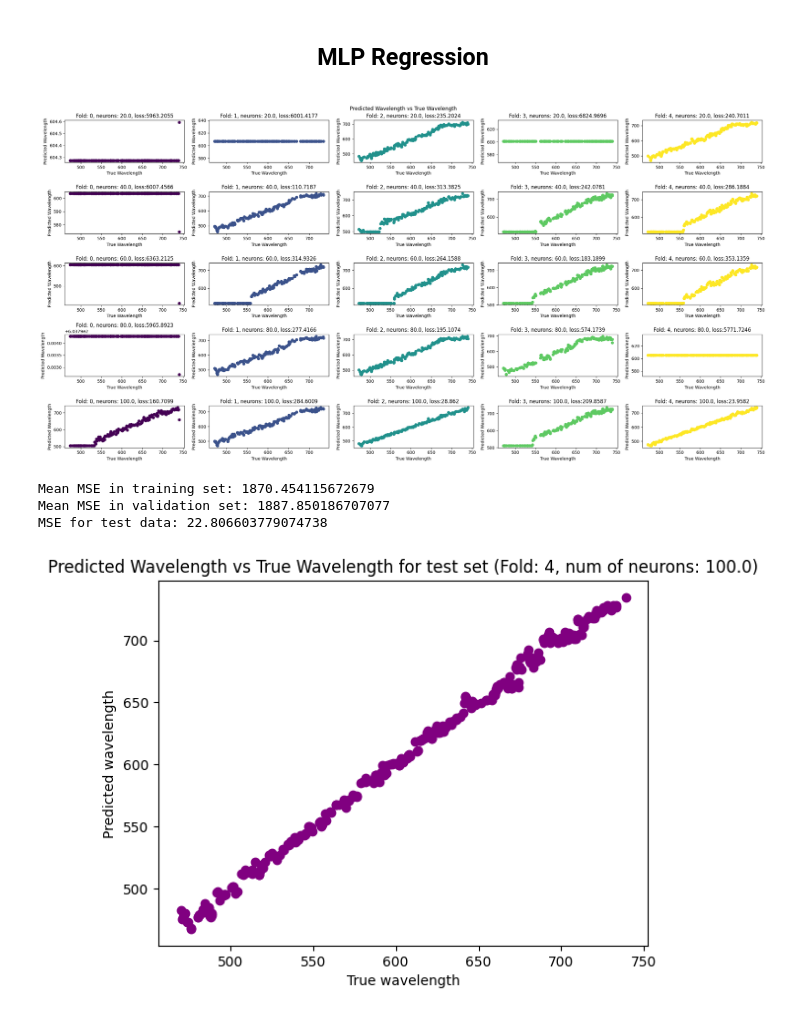
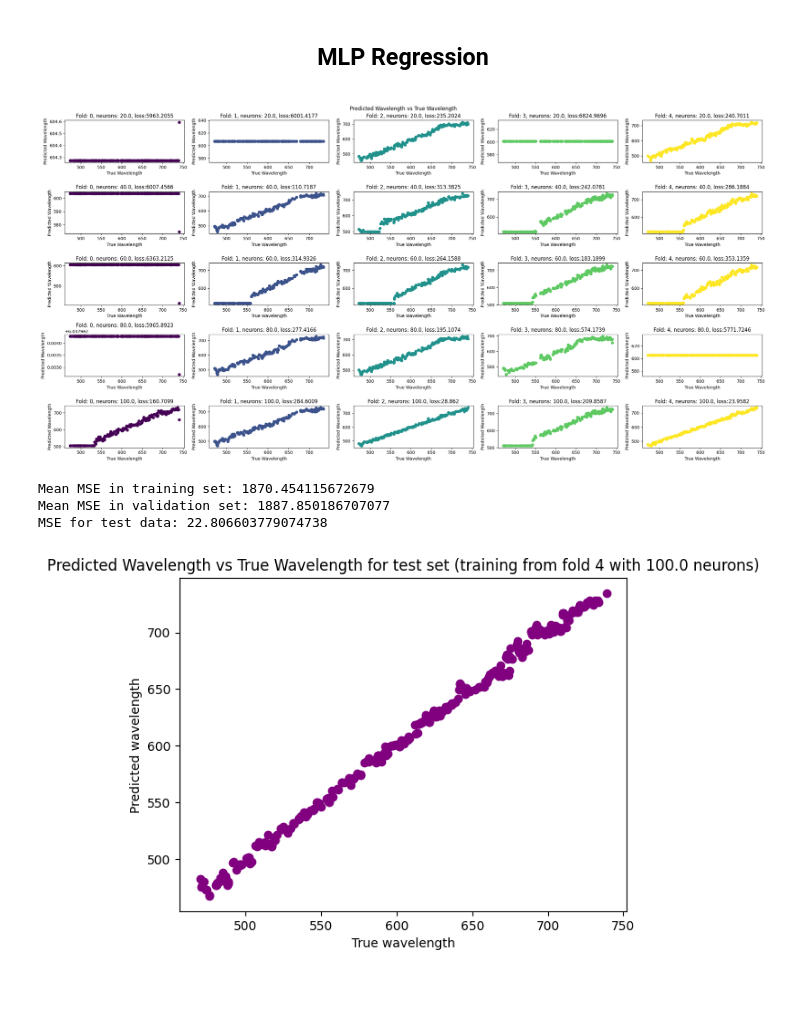
Before and after one commit to mahtabhd/MLproject, a Jupyter notebook: MLproject.ipynb, the cells around one changed output. Saved outputs shown, nothing was run; the diff lists cells and outputs as text; code cells hidden in the pictures; blank space fills up the shorter version.

```diff
--- a/MLproject.ipynb
+++ b/MLproject.ipynb
@@ -232,32 +232,32 @@ for fold_num, (train_index, val_index) in enumerate(kf.split(X_train_scaled)):
             best_neurons = neuron_count
             y_test_pred = model.predict(X_test_scaled)
 
         # Add the figure to the plot
         axs[i, fold_num].scatter(y_val, y_val_pred, color=cmap(fold_num))
         axs[i, fold_num].set_xlabel('True Wavelength')
         axs[i, fold_num].set_ylabel('Predicted Wavelength')
         axs[i, fold_num].set_title(f'Fold: {fold_num}, neurons: {neuron_count}, loss:{round(mse_val, 4)}')
 
 plt.suptitle('Predicted Wavelength vs True Wavelength')
 plt.tight_layout()
 plt.show()
 
 # compute MSE for the training, validation and test sets
 mean_mse_train = np.mean(mlp_train_errors)
 mean_mse_val = np.mean(mlp_val_errors)
 test_mse = mean_squared_error(y_test, y_test_pred)
 print('Mean MSE in training set:', mean_mse_train)
 print('Mean MSE in validation set:', mean_mse_val)
 print('MSE for test data:', test_mse)
 
 plt.scatter(y_test, y_test_pred, color='purple')
 plt.xlabel('True wavelength')
 plt.ylabel('Predicted wavelength')
-plt.title(f'Predicted Wavelength vs True Wavelength for test set (Fold: {fold_num}, num of neurons: {best_neurons})')
+plt.title(f'Predicted Wavelength vs True Wavelength for test set (training from fold {fold_num} with {best_neurons} neurons)')
 plt.show()
 # %% [output]
 [figure]
 Mean MSE in training set: 1870.454115672679
 Mean MSE in validation set: 1887.850186707077
 MSE for test data: 22.806603779074738
-[figure, old version]
+[figure, new version]
```
Also changed, not shown: parts of 1 cell of this notebook.
